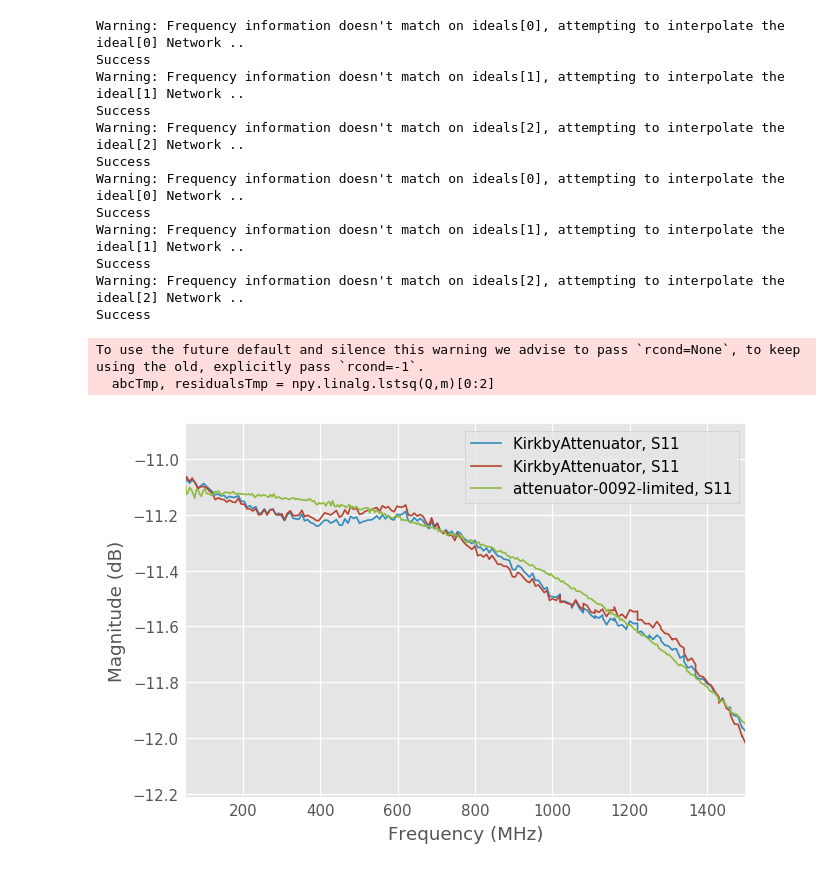
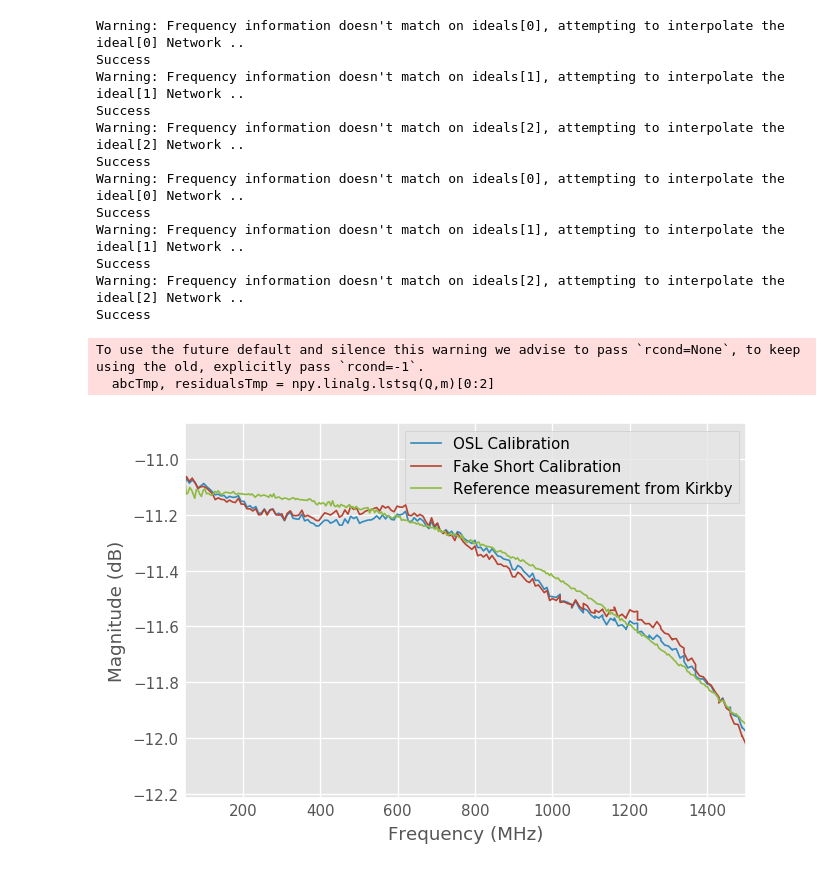
Before and after one commit to hendorog/SVA1015X, a Jupyter notebook: docs/OL FakeShort Cal.ipynb, the cells around one changed output. Saved outputs shown, nothing was run; the diff lists cells and outputs as text; code cells hidden in the pictures.

```diff
--- a/docs/OL FakeShort Cal.ipynb
+++ b/docs/OL FakeShort Cal.ipynb
@@ -5,49 +5,49 @@ from skrf.calibration import OnePort
 from pylab import *
 rf.stylely()
 
-idealsPerfect = rf.read_all('data/ideals/')
+## Measured reference data provided with the Cal Kit
+## Fake Short calculated by rotating Open by 180 degrees
 idealsKirkby = rf.read_all('data/ideals/KirkbySN0092/')
+
+## Measurements of Cal Kit on SVA
+## Fake Short calculated by rotating Open by 180 degrees
 measuredKirkby = rf.read_all('data/measured/SVA/KirkbySN0092/')
-measuredSDRKits = rf.read_all('data/measured/SVA/SDRKits/')
+
+## Measurements of Cal Kit on SVA. Loading and error correct everything but only chart the attenuator from this set.
 duts = rf.read_all('data/measured/SVA/KirkbySN0092/')
 
 ## Calibrate based on Kirkby supplied data with measured data
 cal_1 = rf.OnePort(
     ideals = [idealsKirkby[k] for k in ['male-short-0092','male-open-0092','male-load-0092']],
     measured = [measuredKirkby[k] for k in ['KirkbyShort','KirkbyOpen','KirkbyLoad']],
     )
+
 ## Calibrate based on Kirkby supplied data with measured data including Faked Short measurement
 cal_2 = rf.OnePort(
     ideals = [idealsKirkby[k] for k in ['fake-male-short-0092','male-open-0092','male-load-0092']],
     measured = [measuredKirkby[k] for k in ['KirkbyShortOpen180','KirkbyOpen','KirkbyLoad']],
     )
-## Calibrate based on Ideal OSL standards and SDR Kits standards. This one is poor as expected as the standards are not characterised
-#cal_3 = rf.OnePort(
-#    ideals = [idealsPerfect[k] for k in ['short','open','load']],
-#    measured = [measuredSDRKits[k] for k in ['SDRKitsShort','SDRKitsOpen','SDRKitsLoad']],
-#    )
 
 caled_dutsKirkby = [cal_1.apply_cal(dut) for dut in duts.values()]
 caled_dutsKirkbyFakeShort = [cal_2.apply_cal(dut) for dut in duts.values()]
-#caled_dutsSDRKits = [cal_3.apply_cal(dut) for dut in duts.values()]
 
 caled_dutsKirkby[0].plot_s_db(label='OSL Calibration')
 caled_dutsKirkbyFakeShort[0].plot_s_db(label='Fake Short Calibration')
-#caled_dutsSDRKits[0].plot_s_db()
-idealsKirkby['attenuator-0092-limited'].plot_s_db(label='Reference measurement')
+
+idealsKirkby['attenuator-0092-limited'].plot_s_db(label='Reference measurement from Kirkby')
 # %% [output]
 Warning: Frequency information doesn't match on ideals[0], attempting to interpolate the ideal[0] Network ..
 Success
 Warning: Frequency information doesn't match on ideals[1], attempting to interpolate the ideal[1] Network ..
 Success
 Warning: Frequency information doesn't match on ideals[2], attempting to interpolate the ideal[2] Network ..
 Success
 Warning: Frequency information doesn't match on ideals[0], attempting to interpolate the ideal[0] Network ..
 Success
 Warning: Frequency information doesn't match on ideals[1], attempting to interpolate the ideal[1] Network ..
 Success
 Warning: Frequency information doesn't match on ideals[2], attempting to interpolate the ideal[2] Network ..
 Success
 To use the future default and silence this warning we advise to pass `rcond=None`, to keep using the old, explicitly pass `rcond=-1`.
   abcTmp, residualsTmp = npy.linalg.lstsq(Q,m)[0:2]
-[figure, old version]
+[figure, new version]
```
